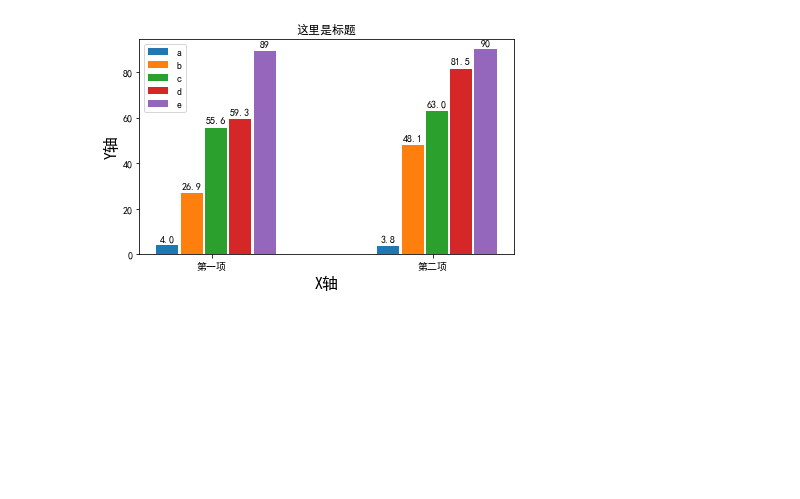
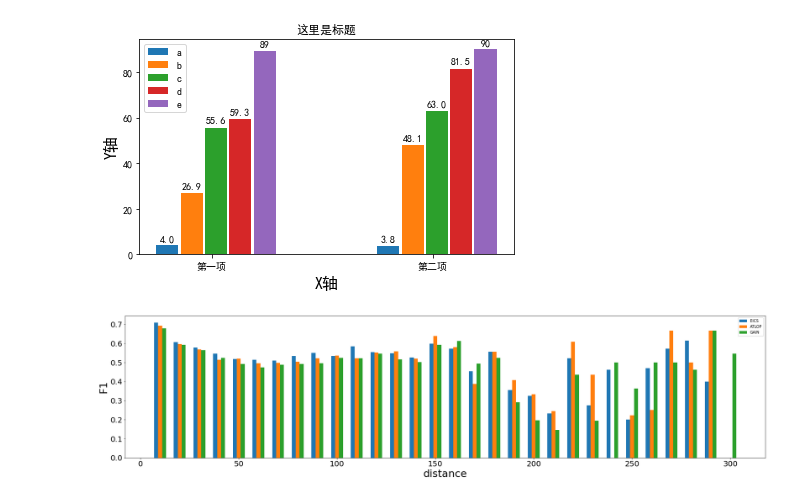
Before and after one commit to LawsonAbs/learn, a Jupyter notebook: matplotlib/实体长度性能图.ipynb, the cells around one changed output. Cells and saved outputs as stored; diff of their text form; code cells hidden in the pictures; blank space fills up the shorter version.

```diff
--- a/matplotlib/实体长度性能图.ipynb
+++ b/matplotlib/实体长度性能图.ipynb
@@ -155,3 +157,82 @@ fig.tight_layout()
 plt.show()
 # %% [output]
 [figure]
+# %%
+"""
+一副图，多个柱子
+"""
+import numpy as np
+import os
+import matplotlib.pyplot as plt
+import matplotlib
+matplotlib.rcParams['pdf.fonttype'] = 42
+
+# step1. 准备数据
+x=[10, 20, 30, 40, 50, 60, 70, 80, 90, 100, 110, 120, 130, 140, 150, 160, 170, 180, 190, 200, 210, 220, 230, 240, 250, 260, 270, 280, 290, 300]
+
+x_EICS=[ i-2 for i in x]
+recall_EICS=[0.7411979881115683, 0.6399782135076253, 0.6014127144298688, 0.554160125588697, 0.5638051044083526, 0.5699658703071673, 0.5464684014869888,
+             0.6026200873362445, 0.5586854460093896, 0.5580110497237569, 0.625, 0.5751633986928104, 0.5221238938053098, 0.5568181818181818, 0.5977011494252874,
+             0.6785714285714286, 0.5882352941176471, 0.5641025641025641, 0.38095238095238093, 0.3333333333333333, 0.3333333333333333, 0.5, 0.3076923076923077, 0.5,
+             0.16666666666666666, 0.6666666666666666, 0.6666666666666666, 0.8, 0.25, 0.0,]
+precision_EICS = [0.6800923012376757, 0.5745721271393643, 0.5559701492537313, 0.5372907153729072, 0.47834645669291337, 0.4677871148459384, 0.4788273615635179,
+                  0.4808362369337979, 0.54337899543379, 0.5126903553299492, 0.5476190476190477, 0.5365853658536586, 0.5784313725490197, 0.5, 0.5977011494252874,
+                  0.4935064935064935, 0.37037037037037035, 0.55, 0.3333333333333333, 0.3181818181818182, 0.17857142857142858, 0.5454545454545454, 0.25,
+                  0.42857142857142855, 0.25, 0.36363636363636365, 0.5, 0.5, 1.0, 0.0,]
+f1_EICS = [0.7093315829777923, 0.6055140427724813, 0.5777993213766359, 0.5455950540958269, 0.5175718849840255, 0.513846153846154, 0.5104166666666667,
+           0.5348837209302326, 0.5509259259259259, 0.5343915343915344, 0.583756345177665, 0.555205047318612, 0.5488372093023257, 0.5268817204301076,
+           0.5977011494252874, 0.5714285714285715, 0.45454545454545453, 0.5569620253164557, 0.35555555555555557, 0.3255813953488372, 0.23255813953488372,
+           0.5217391304347826, 0.27586206896551724, 0.4615384615384615, 0.2, 0.4705882352941177, 0.5714285714285715, 0.6153846153846154, 0.4, 0,]
+
+
+x_ATLOP=[ i for i in x]
+recall_ATLOP = [0.7133658969804618, 0.6432616081540203, 0.6321184510250569, 0.5719626168224299, 0.5866336633663366, 0.5472972972972973, 0.5423076923076923,
+                0.5541666666666667, 0.5445544554455446, 0.5722543352601156, 0.6546762589928058, 0.5902777777777778, 0.5588235294117647, 0.5822784810126582, 0.6708860759493671,
+                0.7659574468085106, 0.46153846153846156, 0.625, 0.36666666666666664, 0.35, 0.38461538461538464, 0.5833333333333334, 0.7142857142857143,
+                0.0, 0.2, 0.4, 1.0, 0.75, 0.5, 0.0, ]
+precision_ATLOP = [0.6740088105726872, 0.5555012224938876, 0.5177238805970149, 0.4657534246575342, 0.46653543307086615, 0.453781512605042, 0.4592833876221498,
+                   0.4634146341463415, 0.502283105022831, 0.5025380710659898, 0.43333333333333335, 0.5182926829268293, 0.5588235294117647, 0.46938775510204084,
+                   0.6091954022988506, 0.4675324675324675, 0.3333333333333333, 0.5, 0.4583333333333333, 0.3181818181818182, 0.17857142857142858, 0.6363636363636364,
+                   0.3125, 0.0, 0.25, 0.18181818181818182, 0.5, 0.375, 1.0, 0.0]
+f1_ATLOP = [0.6931291122856218, 0.596168984518499, 0.5692307692307692, 0.5134228187919463, 0.5197368421052632, 0.49617151607963245, 0.49735449735449727,
+            0.5047438330170778, 0.522565320665083, 0.535135135135135, 0.5214899713467048, 0.5519480519480519, 0.5588235294117647, 0.519774011299435, 0.6385542168674698,
+            0.5806451612903226, 0.3870967741935484, 0.5555555555555556, 0.4074074074074074, 0.3333333333333333, 0.24390243902439027, 0.6086956521739131,
+            0.43478260869565216, 0, 0.22222222222222224, 0.25000000000000006, 0.6666666666666666, 0.5, 0.6666666666666666, 0,]
+
+x_GAIN =[ i+2 for i in x]
+recall_GAIN = [0.7079625827059092, 0.621505376344086, 0.5734870317002881, 0.5411954765751211, 0.5308924485125858, 0.5218855218855218, 0.5163636363636364,
+               0.5346938775510204, 0.48068669527896996, 0.5757575757575758, 0.5531914893617021, 0.5384615384615384, 0.4789915966386555, 0.5051546391752577,
+               0.5760869565217391, 0.7192982456140351, 0.5581395348837209, 0.525, 0.2916666666666667, 0.1724137931034483, 0.23076923076923078, 0.4166666666666667,
+               0.2, 0.6, 0.2857142857142857, 0.8, 0.5, 0.6, 0.5, 0.42857142857142855, ]
+precision_GAIN = [0.6509335011537655, 0.565281173594132, 0.5569029850746269, 0.5098934550989346, 0.4566929133858268, 0.4341736694677871, 0.46254071661237783,
+                  0.4564459930313589, 0.5114155251141552, 0.48223350253807107, 0.49523809523809526, 0.5548780487804879, 0.5588235294117647, 0.5, 0.6091954022988506,
+                  0.5324675324675324, 0.4444444444444444, 0.525, 0.2916666666666667, 0.22727272727272727, 0.10714285714285714, 0.45454545454545453, 0.1875,
+                  0.42857142857142855, 0.5, 0.36363636363636365, 0.5, 0.375, 1.0, 0.75,]
+f1_GAIN = [0.6782513661202185, 0.5920614596670934, 0.5650733554188357, 0.5250783699059561, 0.491005291005291, 0.4740061162079511, 0.4879725085910653,
+           0.4924812030075188, 0.49557522123893805, 0.5248618784530388, 0.5226130653266331, 0.5465465465465464, 0.5158371040723981, 0.5025641025641026,
+           0.5921787709497207, 0.6119402985074627, 0.49484536082474234, 0.525, 0.2916666666666667, 0.19607843137254902, 0.14634146341463414, 0.43478260869565216,
+           0.19354838709677422, 0.5, 0.36363636363636365, 0.5000000000000001, 0.5, 0.4615384615384615, 0.6666666666666666, 0.5454545454545454, ]
+
+index = np.arange(len(x))
+# print(index)
+plt.figure(figsize=(30,15))
+ax1 = plt.subplot(2,1,1)
+
+cnt = 0 # 这个cnt必须从0开始算起
+
+# step3. 画图
+plt.tick_params(labelsize=15)# 调节x轴刻度字体大小
+
+plt.sca(ax1)
+plt.xlabel("distance",fontdict={"fontsize":27}) # fontdict 用于控制图片的字体
+plt.ylabel("F1",fontdict={"fontsize":27})
+plt.bar(x_EICS,f1_EICS,width=2,label='EICS') # 画柱状图
+plt.bar(x_ATLOP,f1_ATLOP,width=2,label='ATLOP') # 画柱状图
+plt.bar(x_GAIN,f1_GAIN,width=2,align='center',label='GAIN') # 画柱状图
+plt.legend()
+plt.tick_params(labelsize=20)
+
+plt.tick_params(labelsize=20)
+plt.show()
+# %% [output]
+[figure, added]
```
Also changed, not shown: parts of 4 cells of this notebook.
